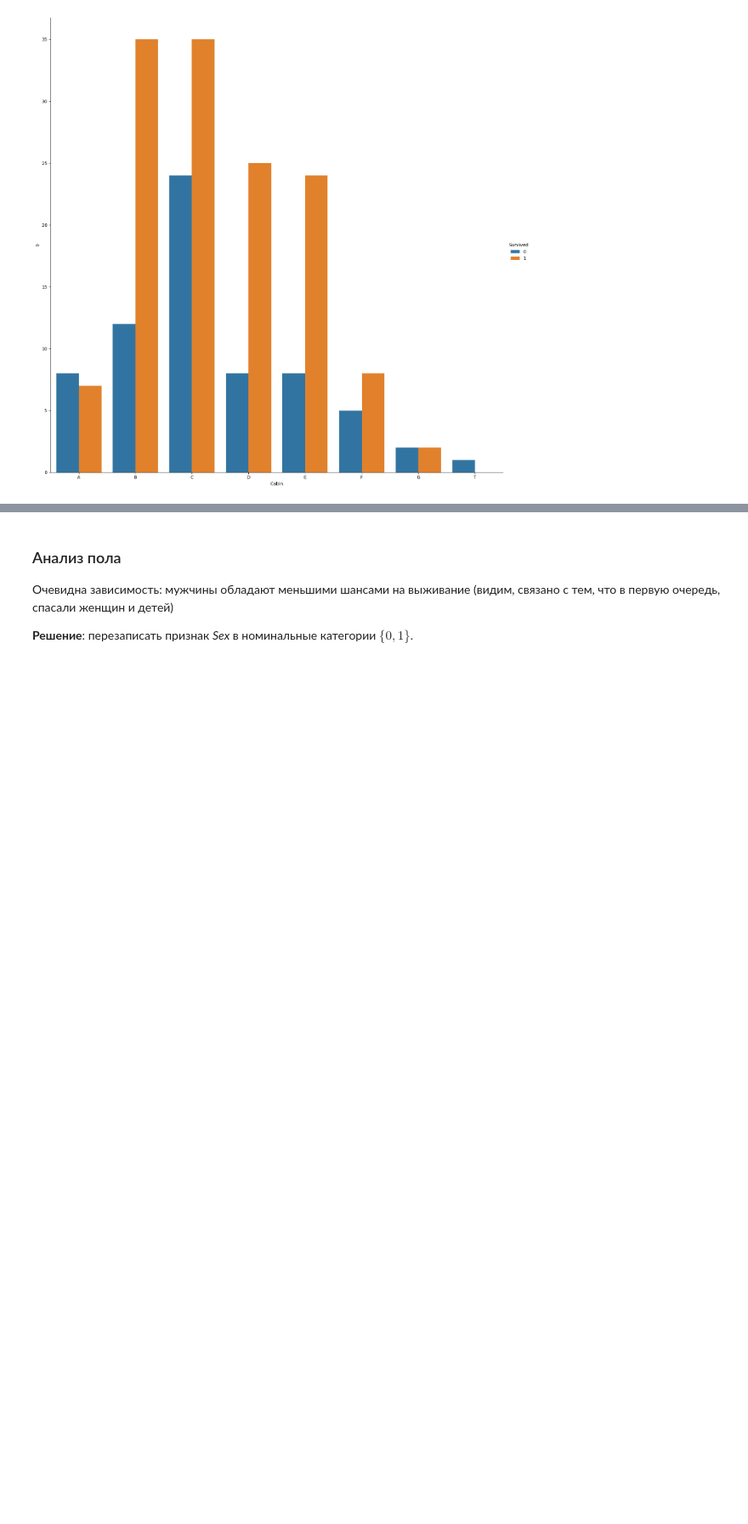
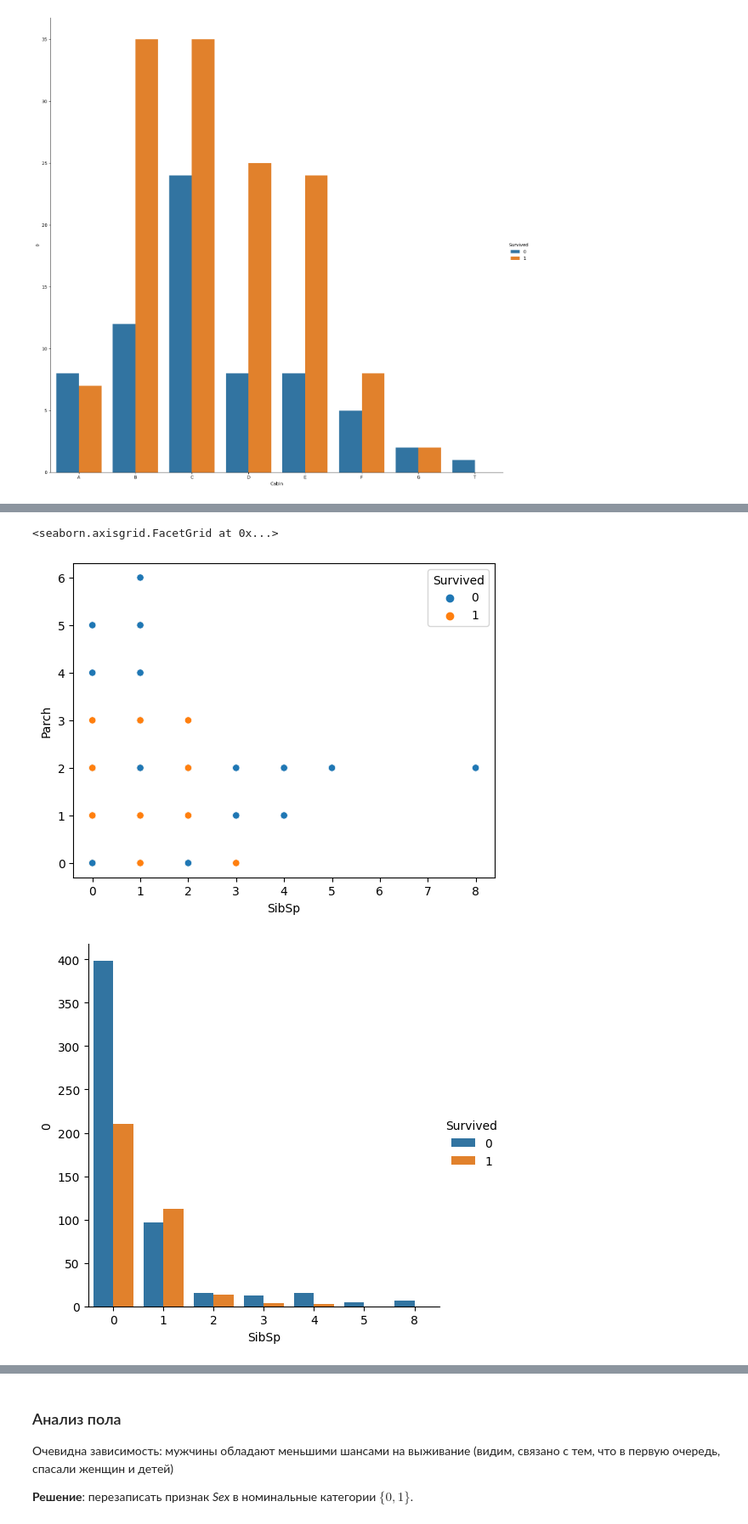
Before and after one commit to p0gramist/ml-on-five, a Jupyter notebook: titanic/analyze.ipynb, the cells around one changed output, grey strips where cells are left out. Shown at 85% size. Drawn from its saved outputs; the diff is of its cells as text; code cells hidden in the pictures; blank space fills up the shorter version.

```diff
--- a/titanic/analyze.ipynb
+++ b/titanic/analyze.ipynb
@@ -146,0 +152,24 @@ sns.catplot(
+# %%
+# SibSp & Parch
+'''
+sibsp: The dataset defines family relations in this way...
+Sibling = brother, sister, stepbrother, stepsister
+Spouse = husband, wife (mistresses and fiancés were ignored)
+
+parch: The dataset defines family relations in this way...
+Parent = mother, father
+Child = daughter, son, stepdaughter, stepson
+Some children travelled only with a nanny, therefore parch=0 for them.
+'''
+
+sns.scatterplot(data=train[["SibSp", "Parch", "Survived"]], x="SibSp", y="Parch", hue="Survived")
+
+group_siblings = train[["SibSp", "Survived"]].groupby(by="SibSp").value_counts().reset_index()
+sns.catplot(data=group_siblings, x="SibSp", y=0, hue="Survived", kind="bar")
+
+group_parents = train[["Parch", "Survived"]].groupby(by="Parch").value_counts().reset_index()
+sns.catplot(data=group_parents, x="Parch", y=0, hue="Survived", kind="bar")
+# %% [output]
+<seaborn.axisgrid.FacetGrid at 0x...>
+[figure, added]
+[figure, added]
```
Also changed, not shown: parts of 2 cells of this notebook, 2 other files.
